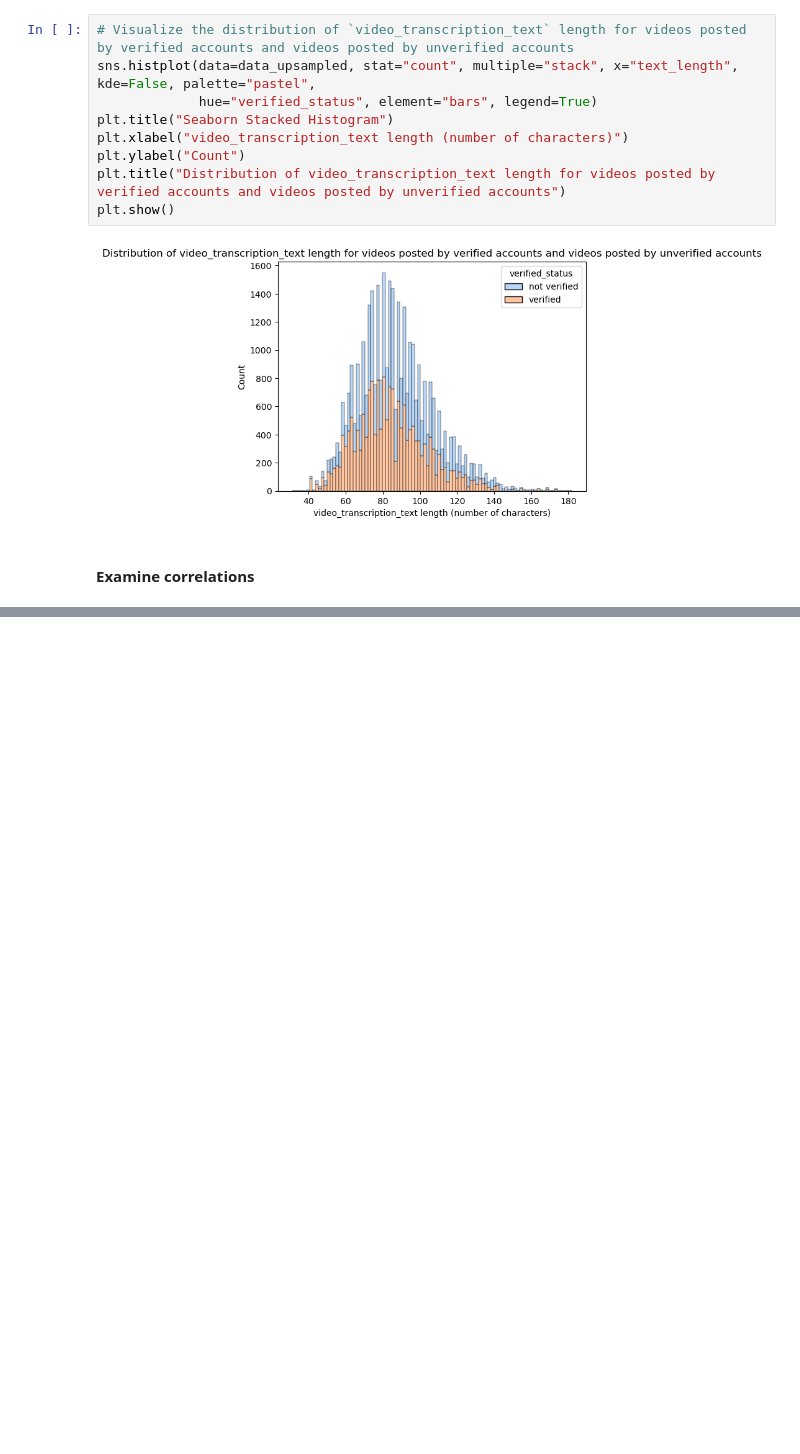
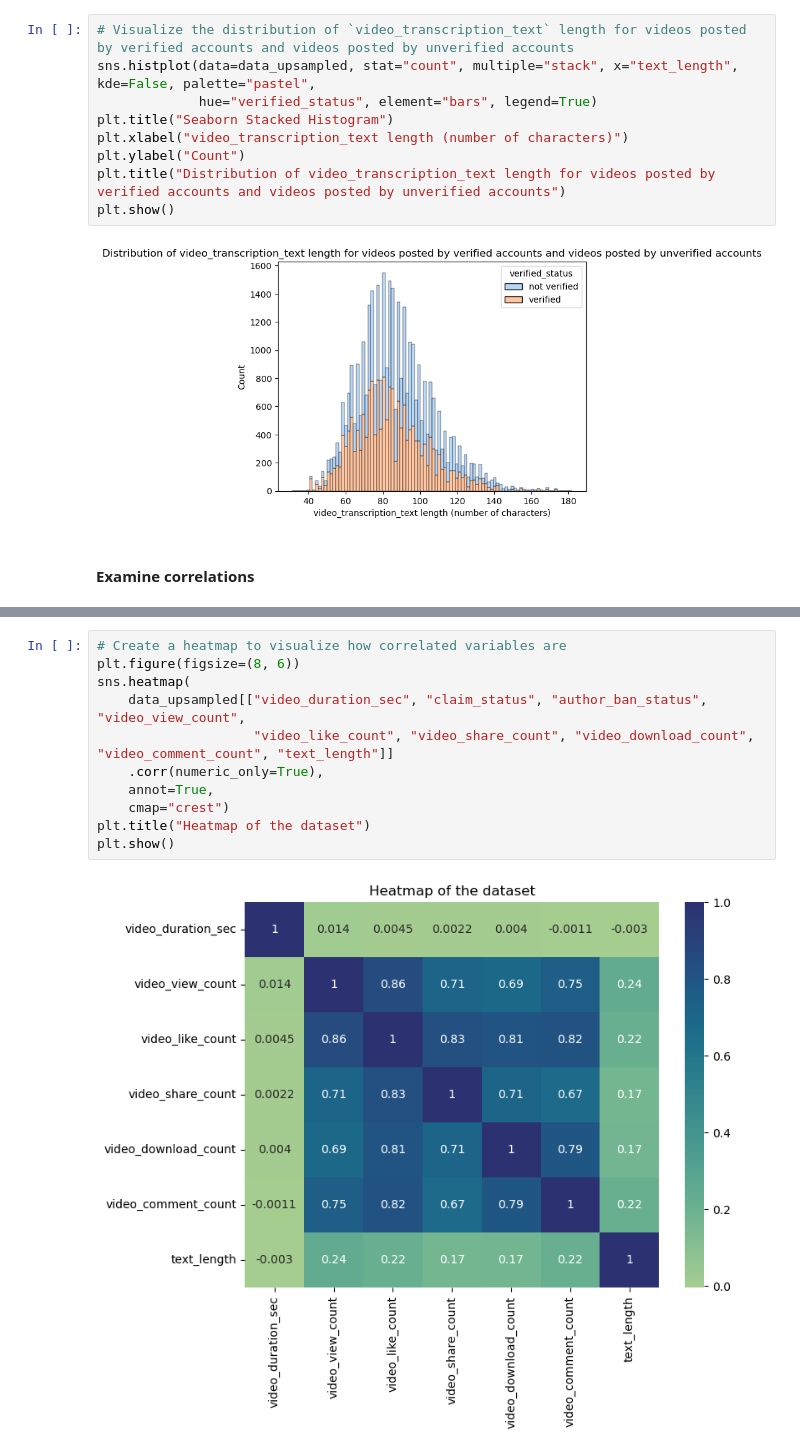
Before and after one commit to Mustafa777Xo/TikTok, a Jupyter notebook: tiktok_classfication.ipynb, the cells around one changed output, grey strips where cells are left out. Cells and saved outputs as stored; diff of their text form; blank space fills up the shorter version.

Commit message:
create heatmap

```diff
--- a/tiktok_classfication.ipynb
+++ b/tiktok_classfication.ipynb
@@ -591,3 +591,16 @@ data_upsampled.corr(numeric_only=True)
 | video_download_count | -0.487096 | 0.008753 | 0.003989 | 0.690048 | 0.805543 | 0.710117 | ... |
 | video_comment_count | -0.608773 | 0.012674 | -0.001086 | 0.748361 | 0.818032 | 0.671335 | ... |
 | text_length | -0.193677 | -0.007083 | -0.002981 | 0.244693 | 0.216693 | 0.171651 | ... |
+# %%
+# Create a heatmap to visualize how correlated variables are
+plt.figure(figsize=(8, 6))
+sns.heatmap(
+    data_upsampled[["video_duration_sec", "claim_status", "author_ban_status", "video_view_count",
+                    "video_like_count", "video_share_count", "video_download_count", "video_comment_count", "text_length"]]
+    .corr(numeric_only=True),
+    annot=True,
+    cmap="crest")
+plt.title("Heatmap of the dataset")
+plt.show()
+# %% [output]
+[figure, added]
```
